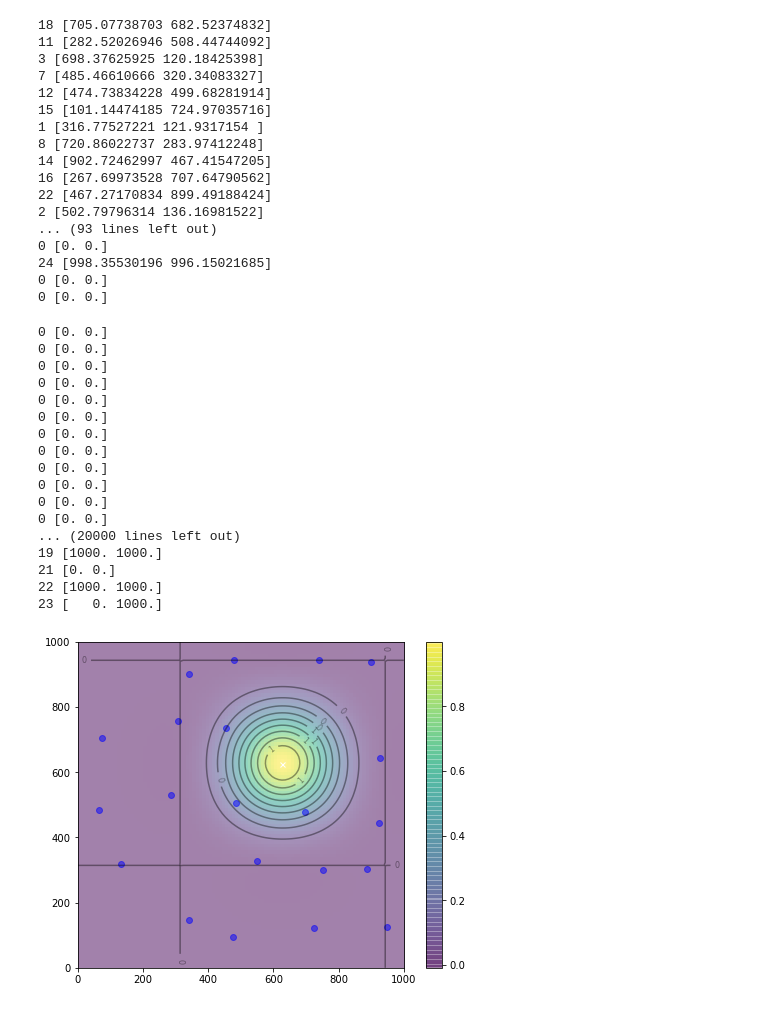
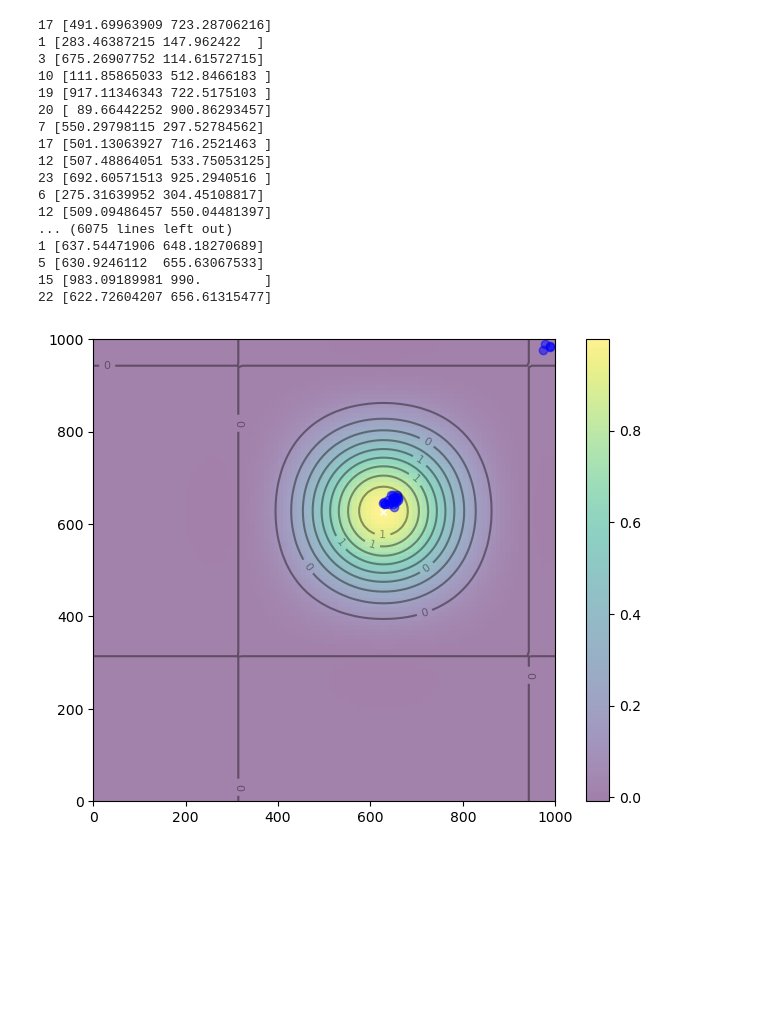
Before and after one commit to byang12/UNDERWATER_SWARM_ADHOC, a Jupyter notebook: GlowWarm-simpy.ipynb, the cells around one changed output. Saved outputs shown, nothing was run; the diff lists cells and outputs as text; code cells hidden in the pictures; blank space fills up the shorter version.

```diff
--- a/GlowWarm-simpy.ipynb
+++ b/GlowWarm-simpy.ipynb
@@ -30,8 +30,8 @@ def fitness_function(xy_tuple):
 def keep_in_bounds(x, dims):
     if x < 0:
         return 0
-    elif x > dims:
-        return dims
+    elif x > dims-10:
+        return dims-10
     else:
         return x
 # %%
@@ -156,15 +156,15 @@ class Glowworm:
             glowworm_angle = self.influenceDict[glowworm_name]['angle']
             glowworm_distance = self.influenceDict[glowworm_name]['distance']
             if glowworm_distance != 0 and self.score < glowworm_score:
-                percent_move = 1 - (glowworm_distance / glowworm_score)
+                percent_move = 1 - ((glowworm_distance/100) / glowworm_score)
                 # x_move += (glowworm.X[0] - self.X[0]) * percent_move / 10
                 # y_move += (glowworm.X[1] - self.X[1]) * percent_move / 10
                 x_move += (np.cos(glowworm_angle) * glowworm_distance) * percent_move / 10
                 y_move += (np.sin(glowworm_angle) * glowworm_distance) * percent_move / 10
 
         # Add random jitter
-        jitter_x = max_jitter * np.random.rand() * np.random.randint(-1,2)
-        jitter_y = max_jitter * np.random.rand() * np.random.randint(-1,2)
+        jitter_x = max_jitter * np.random.rand() * np.random.randint(-100,200)
+        jitter_y = max_jitter * np.random.rand() * np.random.randint(-100,200)
 
         new_position[0] = self.X[0] + x_move + jitter_x
         new_position[1] = self.X[1] + y_move + jitter_y
@@ -272,68 +272,51 @@ def run_gso_simpy():
 if __name__ == "__main__":
     all_positions = run_gso_simpy()
 # %% [output]
-18 [705.07738703 682.52374832]
-11 [282.52026946 508.44744092]
-3 [698.37625925 120.18425398]
-7 [485.46610666 320.34083327]
-12 [474.73834228 499.68281914]
-15 [101.14474185 724.97035716]
-1 [316.77527221 121.9317154 ]
-8 [720.86022737 283.97412248]
-14 [902.72462997 467.41547205]
-16 [267.69973528 707.64790562]
-22 [467.27170834 899.49188424]
-2 [502.79796314 136.16981522]
-... (93 lines left out)
-0 [0. 0.]
-24 [998.35530196 996.15021685]
-0 [0. 0.]
-0 [0. 0.]
+17 [491.69963909 723.28706216]
+1 [283.46387215 147.962422  ]
+3 [675.26907752 114.61572715]
+10 [111.85865033 512.8466183 ]
+19 [917.11346343 722.5175103 ]
+20 [ 89.66442252 900.86293457]
+7 [550.29798115 297.52784562]
+17 [501.13063927 716.2521463 ]
+12 [507.48864051 533.75053125]
+23 [692.60571513 925.2940516 ]
+6 [275.31639952 304.45108817]
+12 [509.09486457 550.04481397]
+... (6075 lines left out)
+1 [637.54471906 648.18270689]
+5 [630.9246112  655.63067533]
+15 [983.09189981 990.        ]
+22 [622.72604207 656.61315477]
-0 [0. 0.]
-0 [0. 0.]
-0 [0. 0.]
-0 [0. 0.]
-0 [0. 0.]
-0 [0. 0.]
-0 [0. 0.]
-0 [0. 0.]
-0 [0. 0.]
-0 [0. 0.]
-0 [0. 0.]
-0 [0. 0.]
-... (20000 lines left out)
-19 [1000. 1000.]
-21 [0. 0.]
-22 [1000. 1000.]
-23 [   0. 1000.]
 # %%
 # Plotting - no Animation
 x, y = np.array(np.meshgrid(np.linspace(0, dims, 100), np.linspace(0, dims, 100)))
 z = fitness_function([x, y])
 x_max, y_max = x.ravel()[z.argmax()], y.ravel()[z.argmax()]
 
 fig, ax = plt.subplots(figsize=(8, 6))
 img = ax.imshow(z, extent=[0, dims, 0, dims], origin='lower', cmap='viridis', alpha=0.5)
 fig.colorbar(img, ax=ax)
 ax.plot([x_max], [y_max], marker='x', markersize=5, color="white")
 contours = ax.contour(x, y, z, 10, colors='black', alpha=0.4)
 ax.clabel(contours, inline=True, fontsize=8, fmt="%.0f")
 #p_plot = ax.scatter(positions[0][0], positions[0][1], marker='o', color='blue', alpha=0.5)
 #nbest_plot = plt.scatter([nbest[0]], [nbest[1]], marker='*', s=100, color='black', alpha=0.4)
 
-i = 5
+i = 200
 ax.clear()
 ax.imshow(z, extent=[0, dims, 0, dims], origin='lower', cmap='viridis', alpha=0.5)
 ax.plot([x_max], [y_max], marker='x', markersize=5, color="white")
 contours = ax.contour(x, y, z, 10, colors='black', alpha=0.4)
 ax.clabel(contours, inline=True, fontsize=8, fmt="%.0f")
 x_list = []
 y_list = []
 for j in range(num_worms):
     x_list.append(all_positions[j][i][0])
     y_list.append(all_positions[j][i][1])
 p_plot = ax.scatter(x_list, y_list, marker='o', color='blue', alpha=0.5)
 #nbest_plot.set_offsets(nbest.reshape(1, -1))
 plt.show()
 # %% [output]
-[figure, old version]
+[figure, new version]
```
